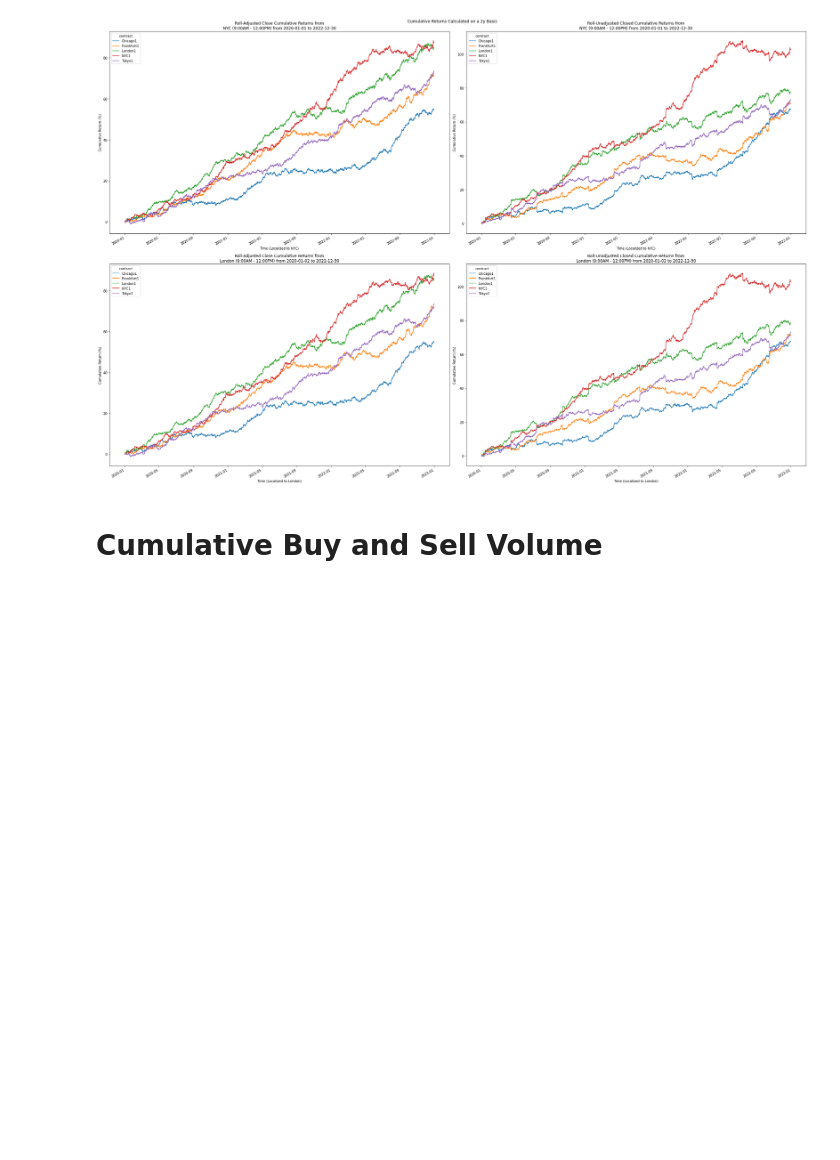
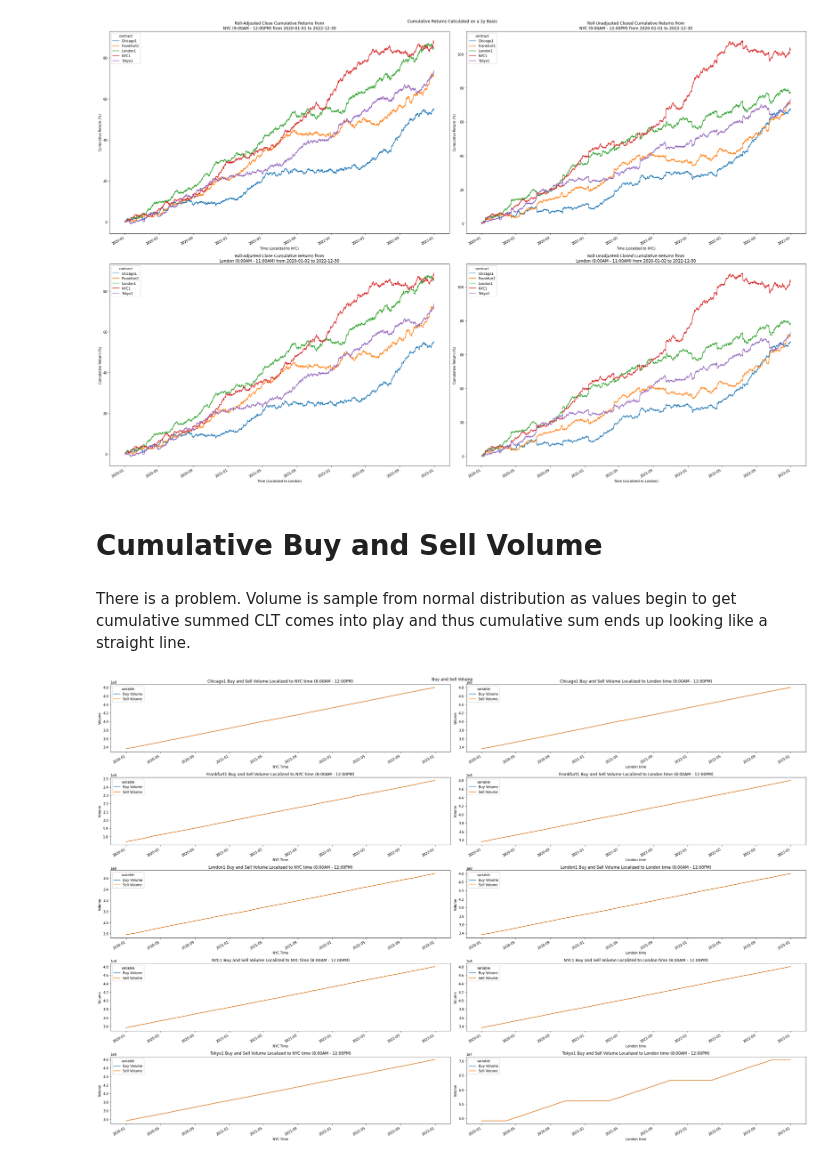
Before and after one commit to diegodalvarez/SyntheticFuturesAnalysis, a Jupyter notebook: notebook/CumulativeStats.ipynb, the cells around one changed output. Cells and saved outputs as stored; diff of their text form; code cells hidden in the pictures; blank space fills up the shorter version.

```diff
--- a/notebook/CumulativeStats.ipynb
+++ b/notebook/CumulativeStats.ipynb
@@ -151,7 +151,7 @@ df_london_input = (df_london_input.assign(
     drop(columns = ["year"]))
 # %%
 df_nyc_cum_rtn = get_cum_rtn(df_nyc_input, "nyc_time")
-df_london_cum_rtn = get_cum_rtn(df_london_input, "london_time", )
+df_london_cum_rtn = get_cum_rtn(df_london_input, "london_time", hour1 = 8, hour2 = 11)
 # %%
 rolls = ["adj", "unadj"]
 roll_renamer = {"adj": "Roll-Adjusted Close", "unadj": "Roll-Unadjusted Closed"}
@@ -196,4 +196,6 @@ plt.show()
 [figure]
 # %% [markdown]
 # Cumulative Buy and Sell Volume
+# %% [markdown]
+There is a problem. Volume is sample from normal distribution as values begin to get cumulative summed CLT comes into play and thus cumulative sum ends up looking like a straight line.
 # %%
@@ -210,0 +217,56 @@ df_cum_vol_longer = df_cum_vol.reset_index().melt(id_vars = ["nyc_time"])
+# %%
+df_nyc_vol = df_cum_vol(df_raw, "nyc_time")
+# %%
+df_london_nyc = (df_raw.query(
+    "zone == 'London'")
+    [["local_time", "nyc_time"]].
+    rename(columns = {"local_time": "london_time"}))
+
+df_london_input = (df_raw[
+    ["nyc_time", "contract_name", "buy_vol", "sell_vol"]].
+    merge(right = df_london_nyc, how = "inner", on = ["nyc_time"]).
+    drop(columns = ["nyc_time"]))
+# %%
+df_london_vol = df_cum_vol(df_london_input, "london_time", hour1 = 8, hour2 = 11)
+# %%
+fig, axes = plt.subplots(ncols = 2, nrows = len(contracts), figsize = (30,20))
+for i, contract in enumerate(contracts):
+
+    (df_nyc_vol.query(
+        "contract_name == @contract").
+        drop(columns = ["contract_name"]).
+        assign(year = lambda x: x.nyc_time.dt.year).
+        query("year >= @min_year").
+        drop(columns = ["year"]).
+        pivot(index = "nyc_time", columns = "variable", values = "value").
+        rename(columns = {
+            "buy_vol": "Buy Volume",
+            "sell_vol": "Sell Volume"}).
+        plot(
+            ax = axes[i,0],
+            xlabel = "NYC Time",
+            ylabel = "Volume",
+            title = "{} Buy and Sell Volume Localized to NYC time (8:00AM - 12:00PM)".format(
+                contract)))
+
+    (df_london_vol.query(
+        "contract_name == @contract").
+        drop(columns = ["contract_name"]).
+        assign(year = lambda x: x.london_time.dt.year).
+        query("year >= @min_year").
+        drop(columns = ["year"]).
+        pivot(index = "london_time", columns = "variable", values = "value").
+        rename(columns = {
+            "buy_vol": "Buy Volume",
+            "sell_vol": "Sell Volume"}).
+        plot(
+            ax = axes[i,1],
+            xlabel = "London time",
+            ylabel = "Volume",
+            title = "{} Buy and Sell Volume Localized to London time (8:00AM - 12:00PM)".format(
+                contract)))
+
+fig.suptitle("Buy and Sell Volume")
+plt.tight_layout()
+# %% [output]
+[figure, added]
```
Also changed, not shown: parts of 3 cells of this notebook.
